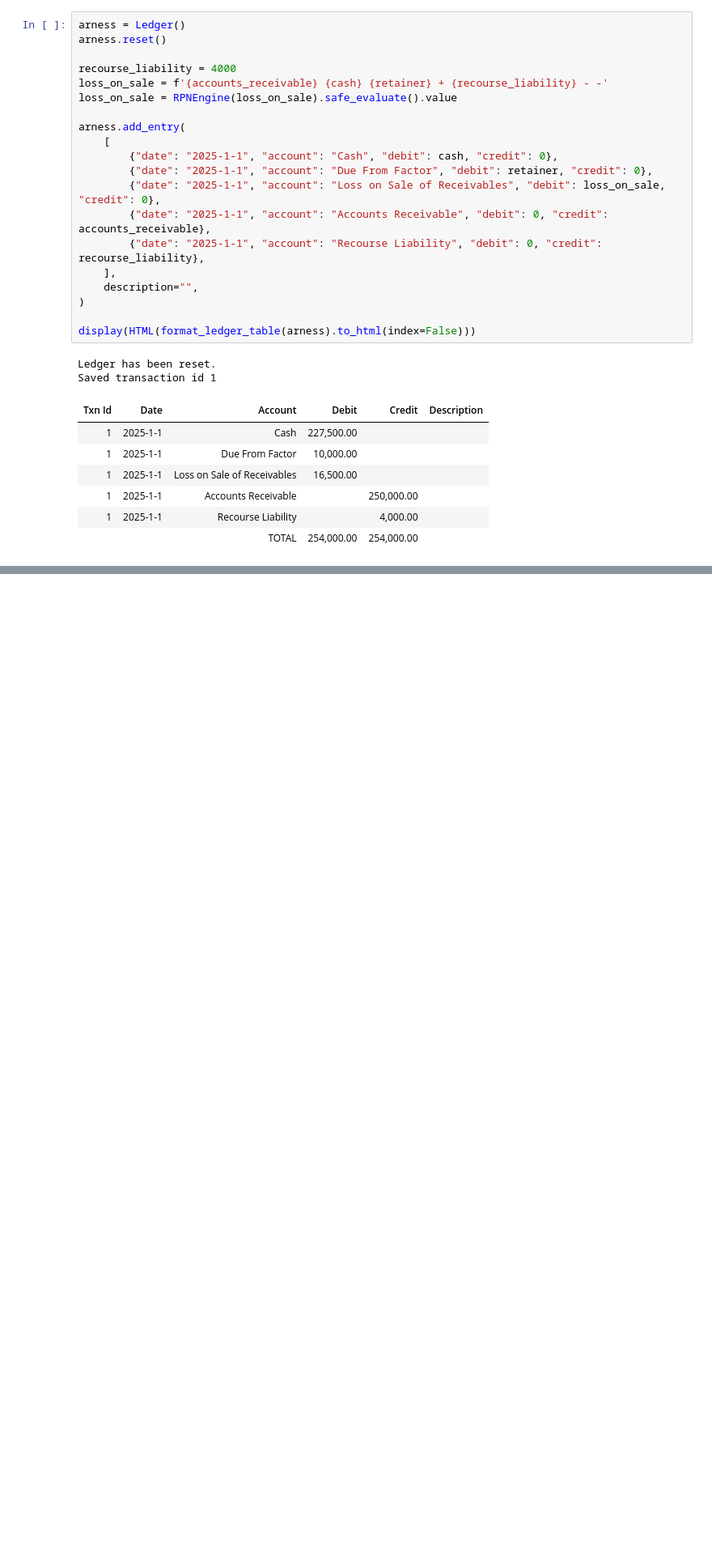
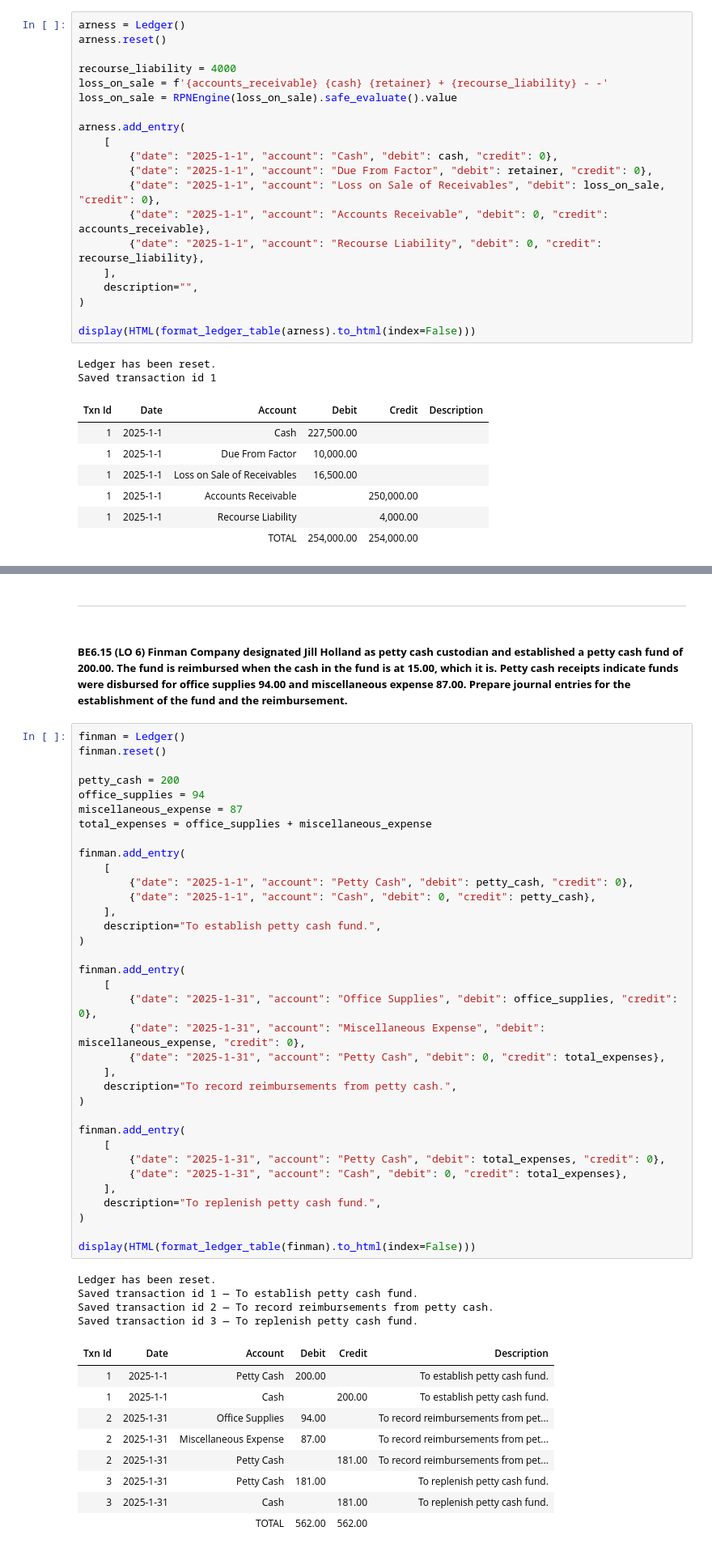
Before and after one commit to ekmartinez/Accounting, a Jupyter notebook: 02_Cash_And_Receivables/02_Cash_And_Receivables_Brief_Exercises.ipynb, the cells around one changed output, grey strips where cells are left out. Shown at 81% size. Drawn from its saved outputs; the diff is of its cells as text; blank space fills up the shorter version.

```diff
--- a/02_Cash_And_Receivables/02_Cash_And_Receivables_Brief_Exercises.ipynb
+++ b/02_Cash_And_Receivables/02_Cash_And_Receivables_Brief_Exercises.ipynb
@@ -646,0 +673,53 @@ Saved transaction id 1
+# %% [markdown]
+---
+# %% [markdown]
+##### **BE6.15 (LO 6) Finman Company designated Jill Holland as petty cash custodian and established a petty cash fund of 200.00. The fund is reimbursed when the cash in the fund is at 15.00, which it is. Petty cash receipts indicate funds were disbursed for office supplies 94.00 and miscellaneous expense 87.00. Prepare journal entries for the establishment of the fund and the reimbursement.**
+# %%
+finman = Ledger()
+finman.reset()
+
+petty_cash = 200
+office_supplies = 94
+miscellaneous_expense = 87
+total_expenses = office_supplies + miscellaneous_expense
+
+finman.add_entry(
+    [
+        {"date": "2025-1-1", "account": "Petty Cash", "debit": petty_cash, "credit": 0},
+        {"date": "2025-1-1", "account": "Cash", "debit": 0, "credit": petty_cash},
+    ],
+    description="To establish petty cash fund.",
+)
+
+finman.add_entry(
+    [
+        {"date": "2025-1-31", "account": "Office Supplies", "debit": office_supplies, "credit": 0},
+        {"date": "2025-1-31", "account": "Miscellaneous Expense", "debit": miscellaneous_expense, "credit": 0},
+        {"date": "2025-1-31", "account": "Petty Cash", "debit": 0, "credit": total_expenses},
+    ],
+    description="To record reimbursements from petty cash.",
+)
+
+finman.add_entry(
+    [
+        {"date": "2025-1-31", "account": "Petty Cash", "debit": total_expenses, "credit": 0},
+        {"date": "2025-1-31", "account": "Cash", "debit": 0, "credit": total_expenses},
+    ],
+    description="To replenish petty cash fund.",
+)
+
+display(HTML(format_ledger_table(finman).to_html(index=False)))
+# %% [output]
+Ledger has been reset.
+Saved transaction id 1 — To establish petty cash fund.
+Saved transaction id 2 — To record reimbursements from petty cash.
+Saved transaction id 3 — To replenish petty cash fund.
+| Txn Id | Date | Account | Debit | Credit | Description |
+| 1 | 2025-1-1 | Petty Cash | 200.00 |  | To establish petty cash fund. |
+| 1 | 2025-1-1 | Cash |  | 200.00 | To establish petty cash fund. |
+| 2 | 2025-1-31 | Office Supplies | 94.00 |  | To record reimbursements from pet... |
+| 2 | 2025-1-31 | Miscellaneous Expense | 87.00 |  | To record reimbursements from pet... |
+| 2 | 2025-1-31 | Petty Cash |  | 181.00 | To record reimbursements from pet... |
+| 3 | 2025-1-31 | Petty Cash | 181.00 |  | To replenish petty cash fund. |
+| 3 | 2025-1-31 | Cash |  | 181.00 | To replenish petty cash fund. |
+|  |  | TOTAL | 562.00 | 562.00 |  |
```
Also changed, not shown: parts of 16 cells of this notebook.
